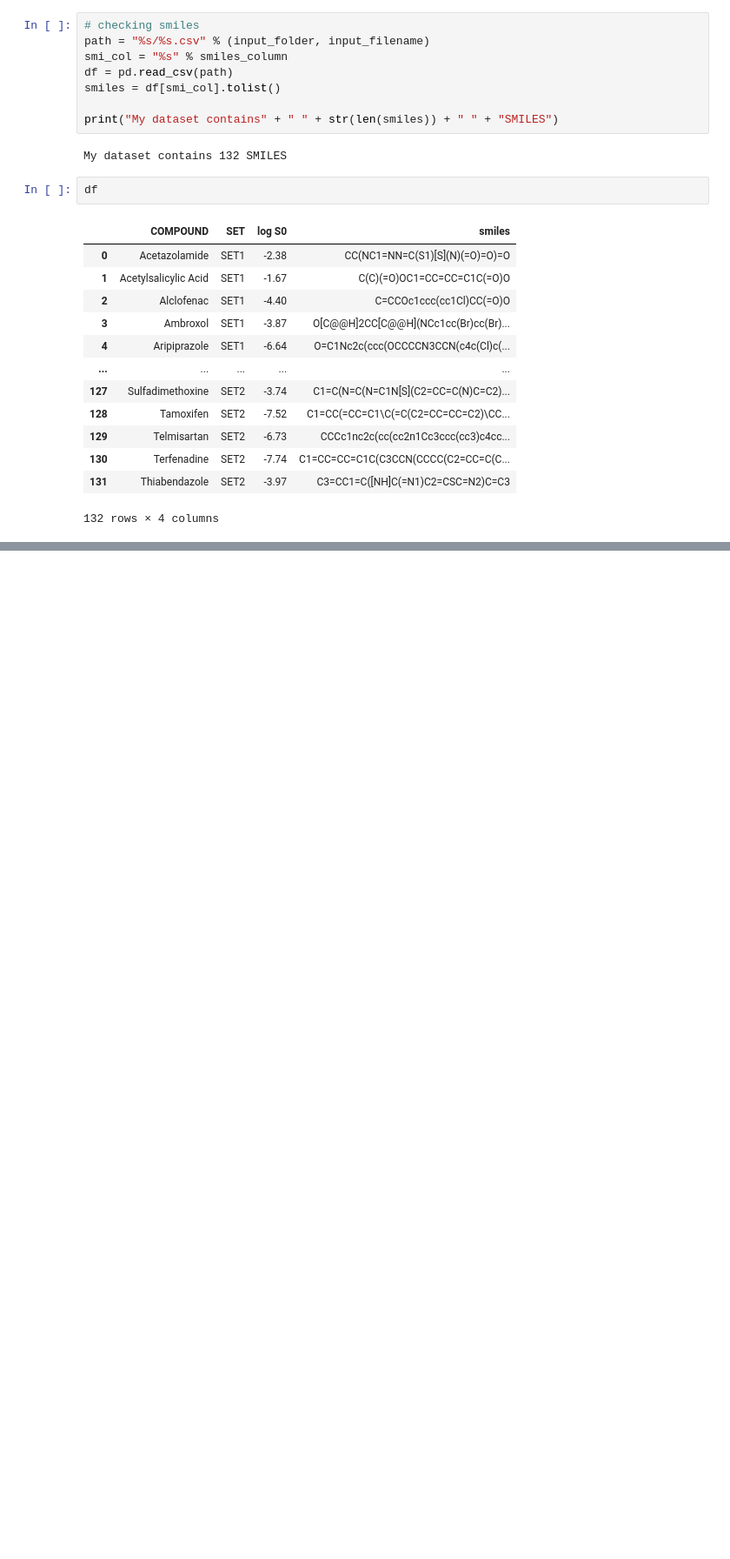
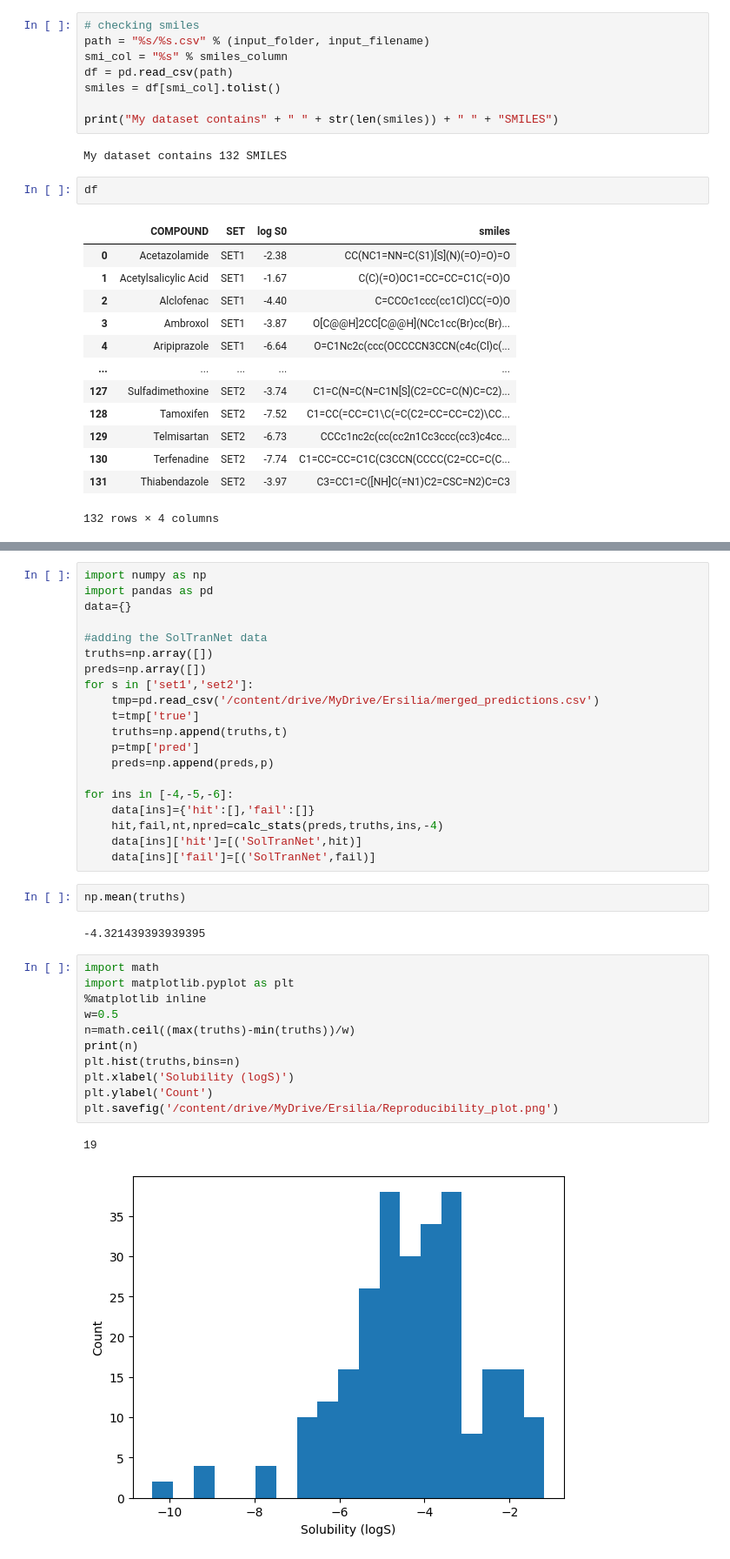
Before and after one commit to dzumii/eos6oli_model_validation, a Jupyter notebook: notebooks/Ersilia_Week2_Task2_2.ipynb, the cells around one changed output, grey strips where cells are left out. Shown at 87% size. Drawn from its saved outputs; the diff is of its cells as text; blank space fills up the shorter version.

```diff
--- a/notebooks/Ersilia_Week2_Task2_2.ipynb
+++ b/notebooks/Ersilia_Week2_Task2_2.ipynb
@@ -141,0 +194,38 @@ plt.show()
+# %%
+import numpy as np
+import pandas as pd
+data={}
+
+#adding the SolTranNet data
+truths=np.array([])
+preds=np.array([])
+for s in ['set1','set2']:
+    tmp=pd.read_csv('/content/drive/MyDrive/Ersilia/merged_predictions.csv')
+    t=tmp['true']
+    truths=np.append(truths,t)
+    p=tmp['pred']
+    preds=np.append(preds,p)
+
+for ins in [-4,-5,-6]:
+    data[ins]={'hit':[],'fail':[]}
+    hit,fail,nt,npred=calc_stats(preds,truths,ins,-4)
+    data[ins]['hit']=[('SolTranNet',hit)]
+    data[ins]['fail']=[('SolTranNet',fail)]
+# %%
+np.mean(truths)
+# %% [output]
+-4.321439393939395
+# %%
+import math
+import matplotlib.pyplot as plt
+%matplotlib inline
+w=0.5
+n=math.ceil((max(truths)-min(truths))/w)
+print(n)
+plt.hist(truths,bins=n)
+plt.xlabel('Solubility (logS)')
+plt.ylabel('Count')
+plt.savefig('/content/drive/MyDrive/Ersilia/Reproducibility_plot.png')
+# %% [output]
+19
+[figure, added]
```
Also changed, not shown: parts of 11 cells of this notebook, 1 other file.
